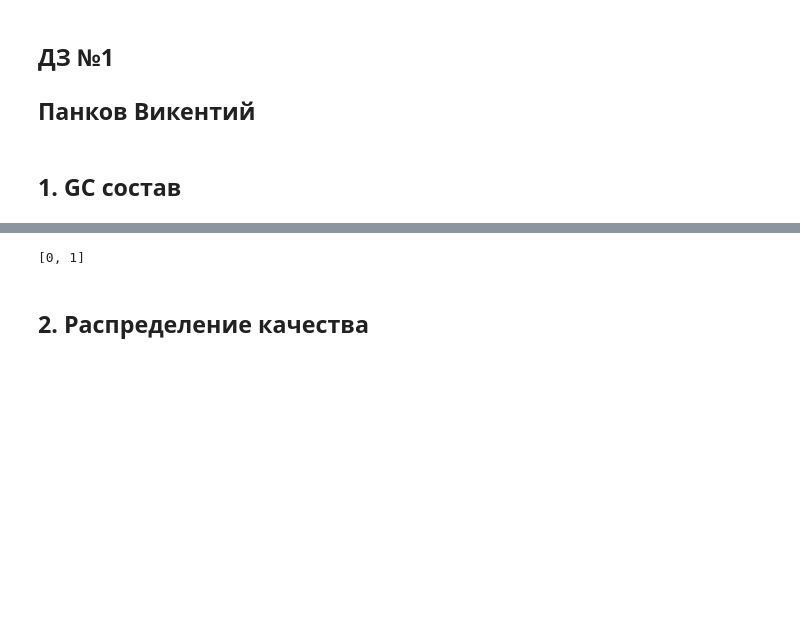
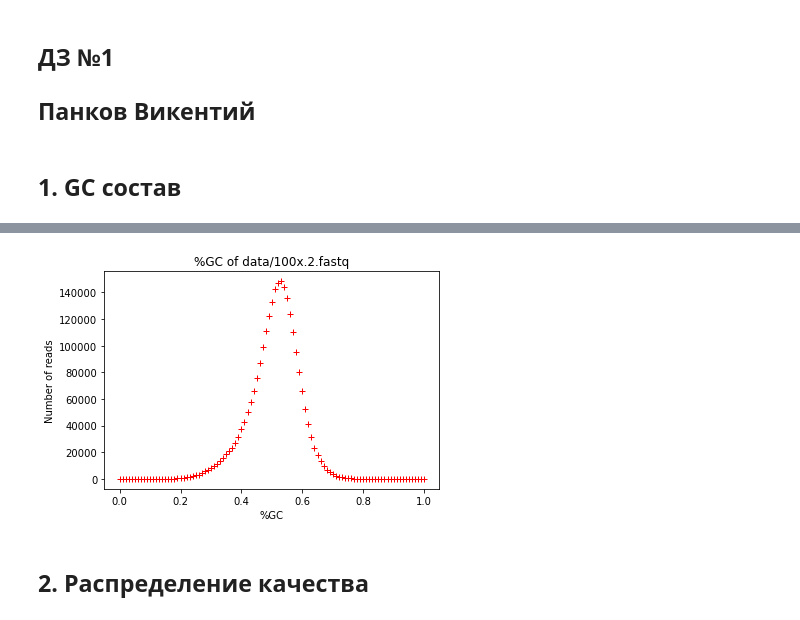
Before and after one commit to vkpankov/BioInfML, a Jupyter notebook: NGS/HW1.ipynb, the cells around one changed output, grey strips where cells are left out. Saved outputs shown, nothing was run; the diff lists cells and outputs as text; code cells hidden in the pictures; blank space fills up the shorter version.

```diff
--- a/NGS/HW1.ipynb
+++ b/NGS/HW1.ipynb
@@ -36,9 +38,7 @@ plotGC("data/100x.1.fastq")
-# %%
-
-
-[sumCond(x[1], x[0]) for x in list(zip([30,60],"GC"))]
-# %% [output]
-[0, 1]
+# %%
+plotGC("data/100x.2.fastq")
+# %% [output]
+[figure, added]
 # %% [markdown]
 ## 2. Распределение качества
 # %%
```
Also changed, not shown: parts of 3 cells of this notebook.
